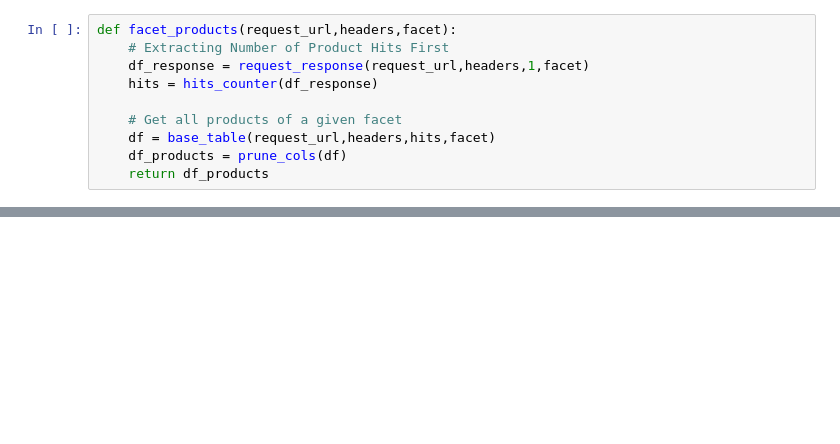
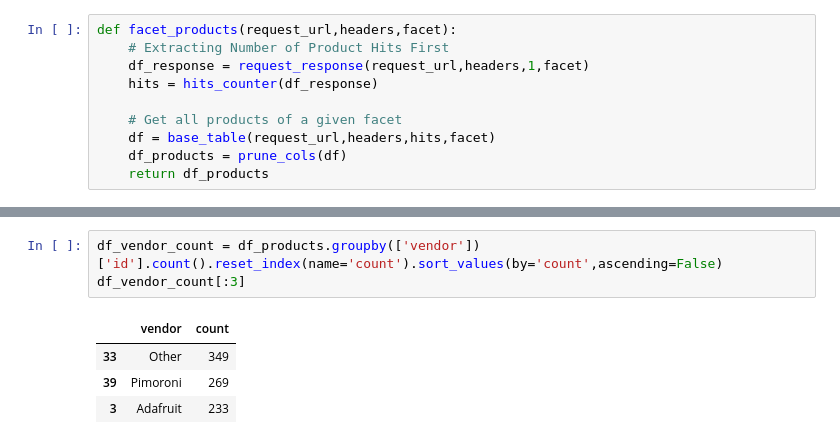
Before and after one commit to Filpill/amazon_scraper, a Jupyter notebook: pimoroni/json_requests.ipynb, the cells around one changed output, grey strips where cells are left out. Cells and saved outputs as stored; diff of their text form; blank space fills up the shorter version.

```diff
--- a/pimoroni/json_requests.ipynb
+++ b/pimoroni/json_requests.ipynb
@@ -141,0 +149,8 @@ df_products.reset_index().drop(columns="index")
+# %%
+df_vendor_count = df_products.groupby(['vendor'])['id'].count().reset_index(name='count').sort_values(by='count',ascending=False)
+df_vendor_count[:3]
+# %% [output]
+|  | vendor | count |
+| 33 | Other | 349 |
+| 39 | Pimoroni | 269 |
+| 3 | Adafruit | 233 |
```
Also changed, not shown: parts of 15 cells of this notebook.
